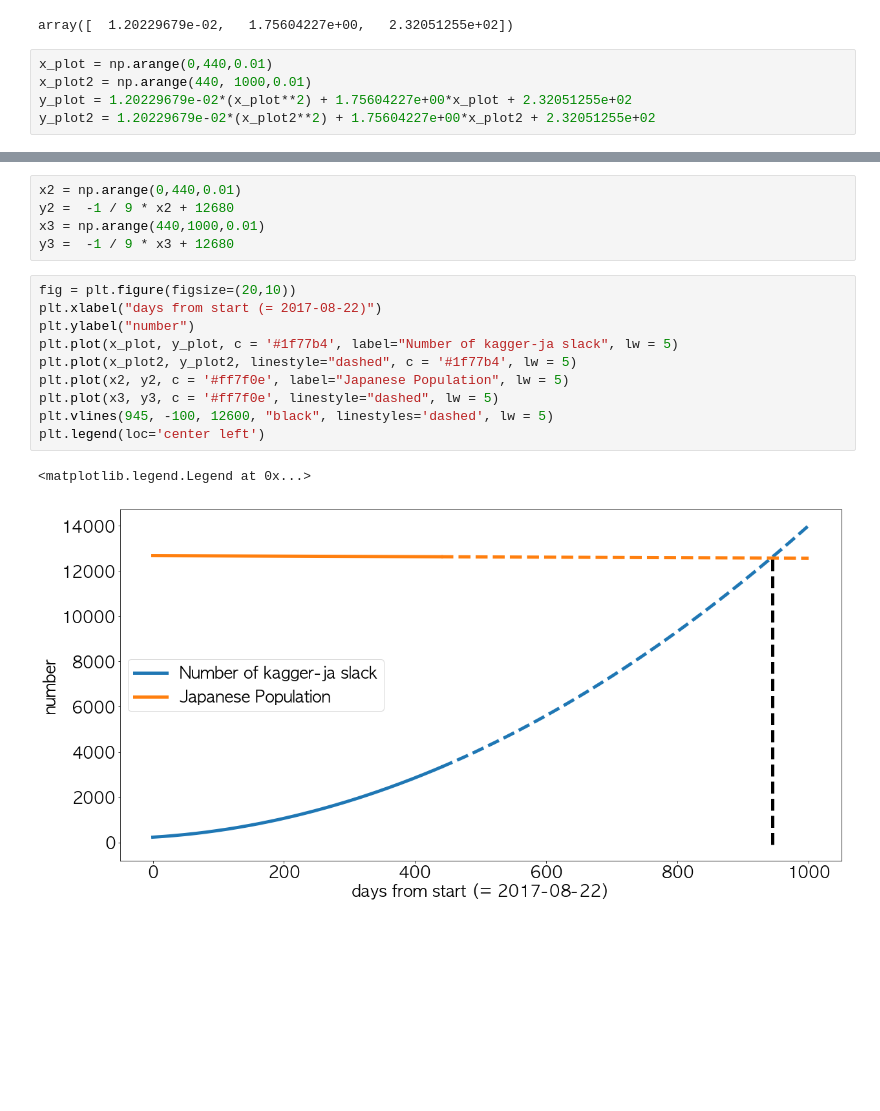
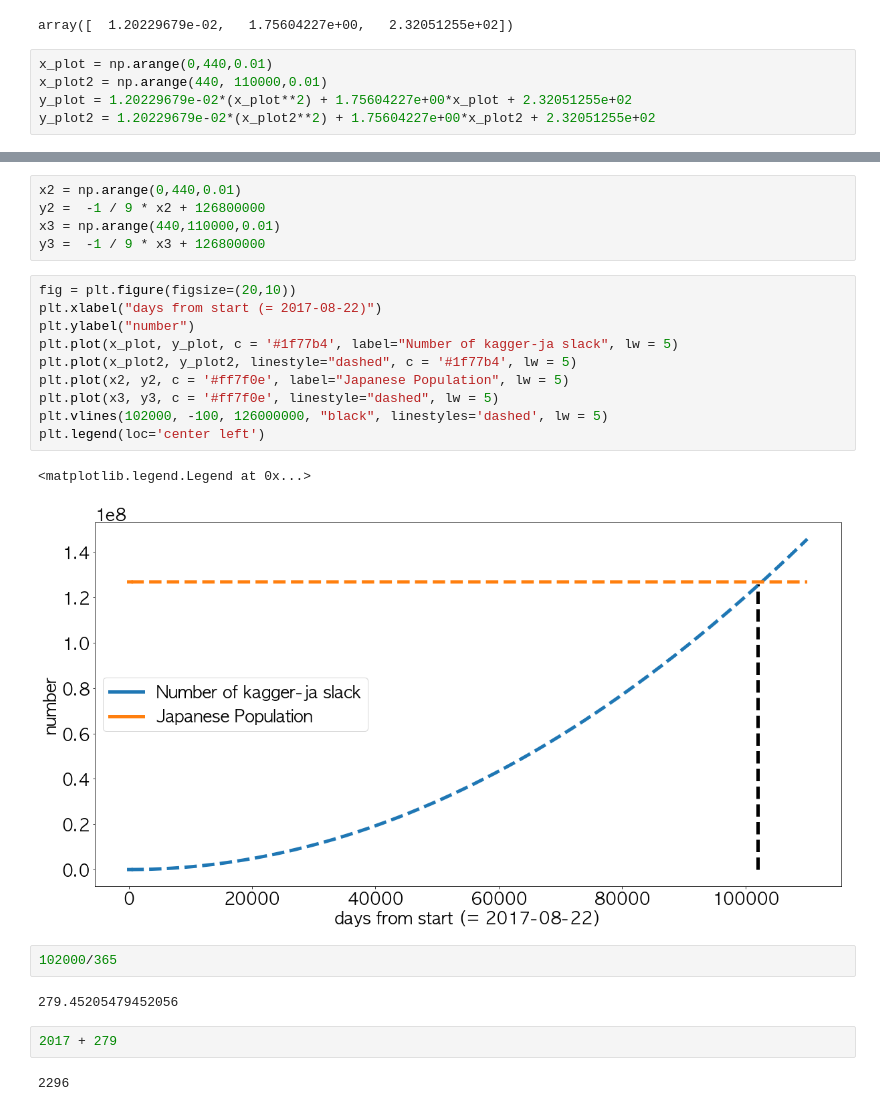
Before and after one commit to upura/upura.hatenablog, a Jupyter notebook: books_sites/kaggler-ja/transition.ipynb, the cells around one changed output, grey strips where cells are left out. Saved outputs shown, nothing was run; the diff lists cells and outputs as text; blank space fills up the shorter version.

```diff
--- a/books_sites/kaggler-ja/transition.ipynb
+++ b/books_sites/kaggler-ja/transition.ipynb
@@ -102,7 +102,7 @@ np.polyfit(x, y, 2)
 array([  1.20229679e-02,   1.75604227e+00,   2.32051255e+02])
 # %%
 x_plot = np.arange(0,440,0.01)
-x_plot2 = np.arange(440, 1000,0.01)
+x_plot2 = np.arange(440, 110000,0.01)
 y_plot = 1.20229679e-02*(x_plot**2) + 1.75604227e+00*x_plot + 2.32051255e+02
 y_plot2 = 1.20229679e-02*(x_plot2**2) + 1.75604227e+00*x_plot2 + 2.32051255e+02
 # %%
@@ -116,18 +116,26 @@ y_plot.shape
 # %%
 x2 = np.arange(0,440,0.01)
-y2 =  -1 / 9 * x2 + 12680
-x3 = np.arange(440,1000,0.01)
-y3 =  -1 / 9 * x3 + 12680
+y2 =  -1 / 9 * x2 + 126800000
+x3 = np.arange(440,110000,0.01)
+y3 =  -1 / 9 * x3 + 126800000
 # %%
 fig = plt.figure(figsize=(20,10))
 plt.xlabel("days from start (= 2017-08-22)")
 plt.ylabel("number")
 plt.plot(x_plot, y_plot, c = '#1f77b4', label="Number of kagger-ja slack", lw = 5)
 plt.plot(x_plot2, y_plot2, linestyle="dashed", c = '#1f77b4', lw = 5)
 plt.plot(x2, y2, c = '#ff7f0e', label="Japanese Population", lw = 5)
 plt.plot(x3, y3, c = '#ff7f0e', linestyle="dashed", lw = 5)
-plt.vlines(945, -100, 12600, "black", linestyles='dashed', lw = 5)
+plt.vlines(102000, -100, 126000000, "black", linestyles='dashed', lw = 5)
 plt.legend(loc='center left')
 # %% [output]
 <matplotlib.legend.Legend at 0x...>
-[figure, old version]
+[figure, new version]
+# %%
+102000/365
+# %% [output]
+279.45205479452056
+# %%
+2017 + 279
+# %% [output]
+2296
```
Also changed, not shown: parts of 2 cells of this notebook.
